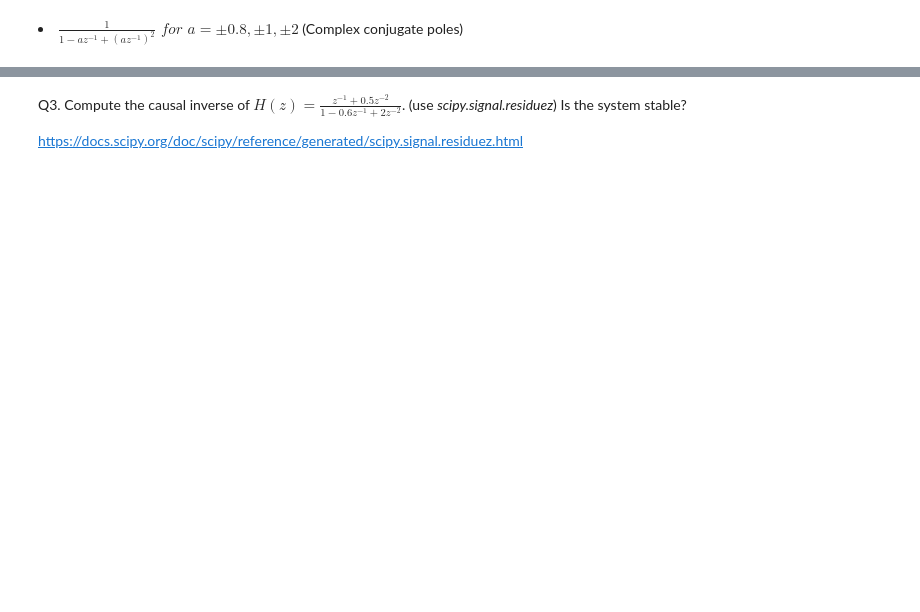
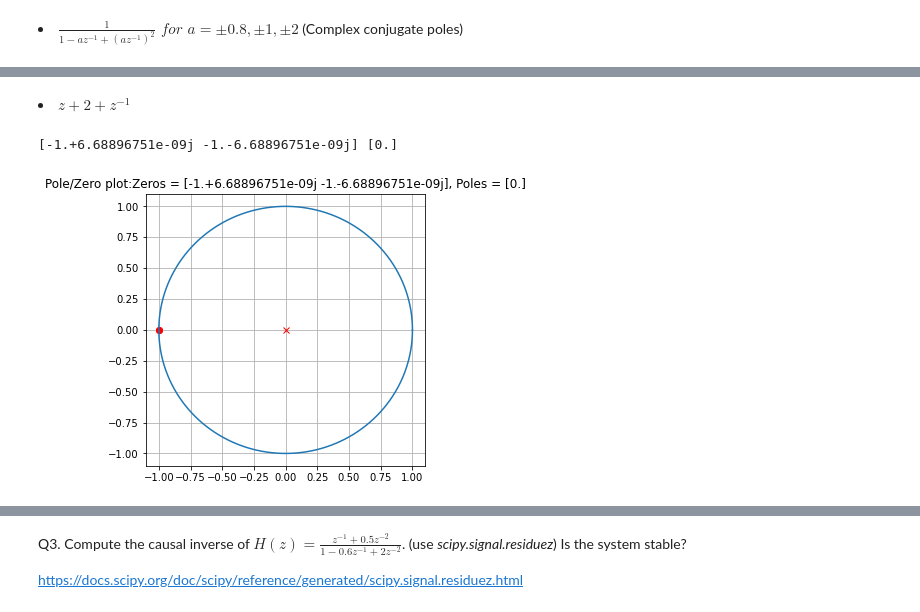
Before and after one commit to the-pinbo/DSP-lab, a Jupyter notebook: Lab5/Z-transform.ipynb, the cells around one changed output, grey strips where cells are left out. Cells and saved outputs as stored; diff of their text form; code cells hidden in the pictures; blank space fills up the shorter version.

```diff
--- a/Lab5/Z-transform.ipynb
+++ b/Lab5/Z-transform.ipynb
@@ -94,0 +116,19 @@ import scipy.signal as sig
+# %% [markdown]
+  <li>$ z + 2 + z^{-1}$ </li>
+# %%
+b = [1, 2, 1]
+a = [1, 0]
+
+z, p, k = sig.tf2zpk(b, a)
+print(z, p)
+
+plt.figure(figsize=(5, 5))
+plt.plot(z.real, z.imag, 'ro', p.real, p.imag, 'rx')
+plt.title(f"Pole/Zero plot:Zeros = {z}, Poles = {p}")
+n1 = np.arange(0, np.pi * 2, 1 / 100)
+plt.plot(np.cos(n1), np.sin(n1))
+plt.grid()
+plt.show()
+# %% [output]
+[-1.+6.68896751e-09j -1.-6.68896751e-09j] [0.]
+[figure, added]
```
Also changed, not shown: parts of 15 cells of this notebook.
